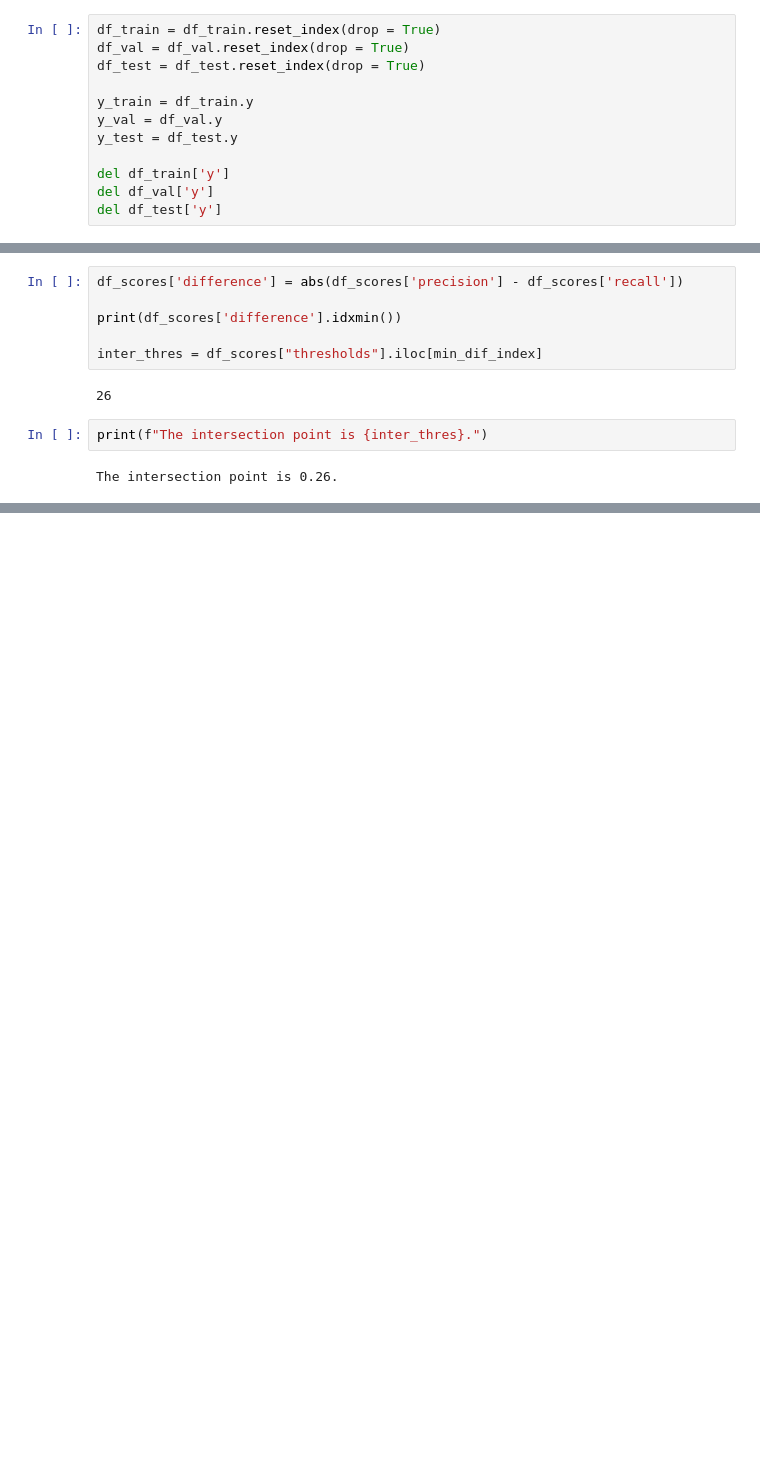
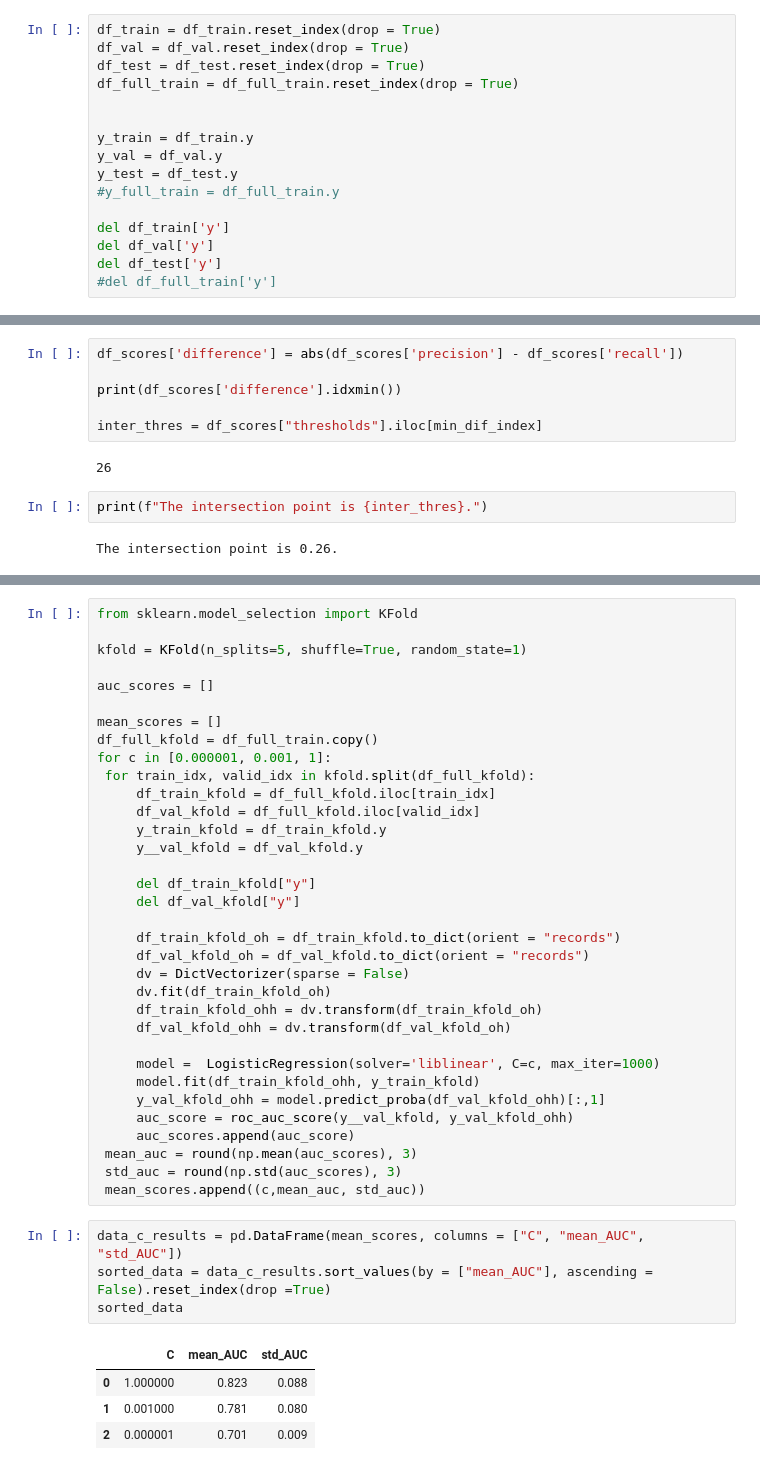
Before and after one commit to f-kuzey-edes-huyal/ml_zoomcamp_2024, a Jupyter notebook: 04_evaluation/hw4_october20.ipynb, the cells around one changed output, grey strips where cells are left out. Saved outputs shown, nothing was run; the diff lists cells and outputs as text; blank space fills up the shorter version.

```diff
--- a/04_evaluation/hw4_october19.ipynb
+++ b/04_evaluation/hw4_october20.ipynb
@@ -52,14 +52,18 @@ df_train, df_val = train_test_split(df_full_train, test_size = 0.25, random_stat
 df_train = df_train.reset_index(drop = True)
 df_val = df_val.reset_index(drop = True)
 df_test = df_test.reset_index(drop = True)
+df_full_train = df_full_train.reset_index(drop = True)
+
 
 y_train = df_train.y
 y_val = df_val.y
 y_test = df_test.y
+#y_full_train = df_full_train.y
 
 del df_train['y']
 del df_val['y']
 del df_test['y']
+#del df_full_train['y']
 # %% [markdown]
 __Question 1: ROC AUC feature importance__
 # %% [markdown]
@@ -241,0 +401,43 @@ The intersection point is 0.26.
+# %%
+from sklearn.model_selection import KFold
+
+kfold = KFold(n_splits=5, shuffle=True, random_state=1)
+
+auc_scores = []
+
+mean_scores = []
+df_full_kfold = df_full_train.copy()
+for c in [0.000001, 0.001, 1]:
+ for train_idx, valid_idx in kfold.split(df_full_kfold):
+     df_train_kfold = df_full_kfold.iloc[train_idx]
+     df_val_kfold = df_full_kfold.iloc[valid_idx]
+     y_train_kfold = df_train_kfold.y
+     y__val_kfold = df_val_kfold.y
+
+     del df_train_kfold["y"]
+     del df_val_kfold["y"]
+
+     df_train_kfold_oh = df_train_kfold.to_dict(orient = "records")
+     df_val_kfold_oh = df_val_kfold.to_dict(orient = "records")
+     dv = DictVectorizer(sparse = False)
+     dv.fit(df_train_kfold_oh)
+     df_train_kfold_ohh = dv.transform(df_train_kfold_oh)
+     df_val_kfold_ohh = dv.transform(df_val_kfold_oh)
+
+     model =  LogisticRegression(solver='liblinear', C=c, max_iter=1000)
+     model.fit(df_train_kfold_ohh, y_train_kfold)
+     y_val_kfold_ohh = model.predict_proba(df_val_kfold_ohh)[:,1]
+     auc_score = roc_auc_score(y__val_kfold, y_val_kfold_ohh)
+     auc_scores.append(auc_score)
+ mean_auc = round(np.mean(auc_scores), 3)
+ std_auc = round(np.std(auc_scores), 3)
+ mean_scores.append((c,mean_auc, std_auc))
+# %%
+data_c_results = pd.DataFrame(mean_scores, columns = ["C", "mean_AUC", "std_AUC"])
+sorted_data = data_c_results.sort_values(by = ["mean_AUC"], ascending = False).reset_index(drop =True)
+sorted_data
+# %% [output]
+|  | C | mean_AUC | std_AUC |
+| 0 | 1.000000 | 0.823 | 0.088 |
+| 1 | 0.001000 | 0.781 | 0.080 |
+| 2 | 0.000001 | 0.701 | 0.009 |
```
Also changed, not shown: parts of 10 cells of this notebook.
